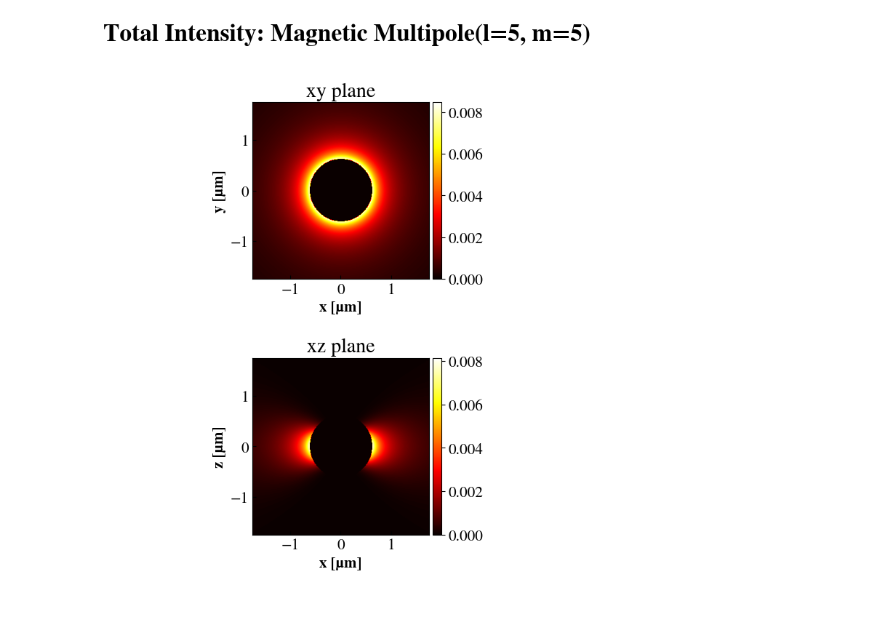
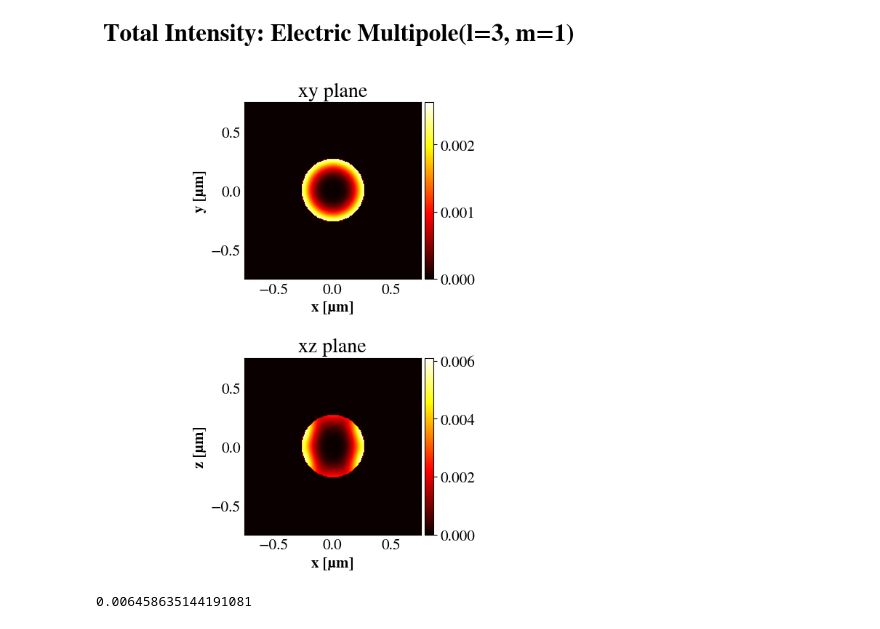
Before and after one commit to joakimpugesgaard/PyScatter, a Jupyter notebook: decomp_class.ipynb, the cells around one changed output. Cells and saved outputs as stored; diff of their text form; code cells hidden in the pictures.

```diff
--- a/decomp_class.ipynb
+++ b/decomp_class.ipynb
@@ -397,13 +462,19 @@ class Multipoles:
             plt.show()
 # %%
 #initialize domain
-size = 1.75
+size = 0.75
 planes = {'xy', 'xz'}
 d = domain(size, planes)
 
-mp = Multipoles(10,10, 0.632, d)
-mpp = mp.get_multipoles(2, 1, "hankel")
+mp = Multipoles(5,5, 0.632, d)
+mpp = mp.get_multipoles(2, 0, "bessel")
 # %%
-mp.plot_multipoles(5, 5, type = "magnetic", interaction = "scattering", plot = "total", globalnorm = False)
+mp.plot_multipoles(3, 1, type = "electric", interaction = "internal", plot = "total", globalnorm = False)
 # %% [output]
-[figure, old version]
+[figure, new version]
+# %%
+mpp = mp.get_multipoles(2, 0, "both")
+magabs = np.sum(np.abs(mpp["electric"][:,0,:,:])**2, axis = 0)*(np.ones_like(mp.R) * (mp.R < 0.25 * mp.R.max()))
+print(np.max(magabs))
+# %% [output]
+0.006458635144191081
```
Also changed, not shown: parts of 3 cells of this notebook, 1 other file.
